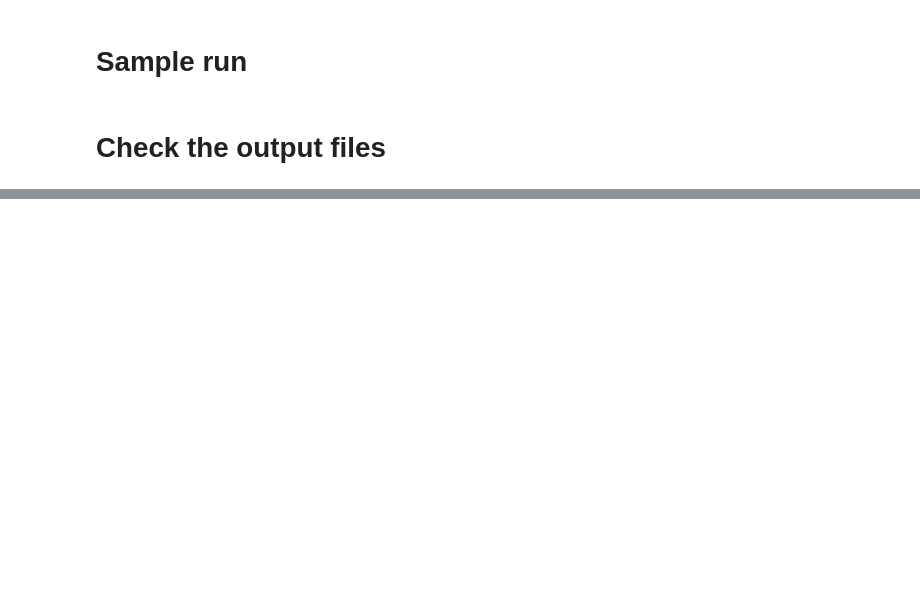
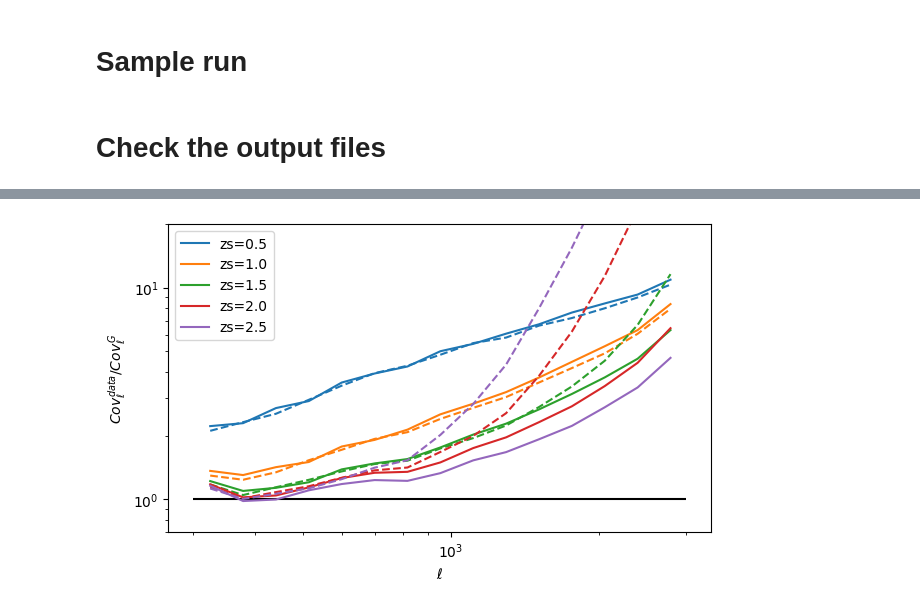
Before and after one commit to atokiwaipmu/LensingSSC, a Jupyter notebook: notebook/analysis.ipynb, the cells around one changed output, grey strips where cells are left out. Drawn from its saved outputs; the diff is of its cells as text; code cells hidden in the pictures; blank space fills up the shorter version.

```diff
--- a/notebook/analysis.ipynb
+++ b/notebook/analysis.ipynb
@@ -132,0 +121,3 @@ plt.imshow(data[0.5]["corr"], origin="lower", vmin=-1, vmax=1)
+# %%
+halofit_dir = Path("/lustre/work/akira.tokiwa/Projects/LensingSSC/data/halofit")
+halofit_paths = sorted(list(halofit_dir.glob("*.npz")))
@@ -132,0 +142,33 @@ plt.imshow(data[0.5]["corr"], origin="lower", vmin=-1, vmax=1)
+# %%
+# Fullsky area in square degrees
+fs_area = 4 * np.pi * (180 / np.pi) ** 2
+f_sky = 100 / fs_area
+# %%
+lmin, lmax, nbin = 300, 3000, 15
+l_edges = np.logspace(np.log10(lmin), np.log10(lmax), nbin + 1)
+ell = (l_edges[1:] + l_edges[:-1]) / 2
+nmodes = np.diff(np.log(l_edges))
+zs_list = [0.5, 1.0, 1.5, 2.0, 2.5]
+colors = {zs: color for zs, color in zip(zs_list, ["tab:blue", "tab:orange", "tab:green", "tab:red", "tab:purple"])}
+
+fig = plt.figure(figsize=(7, 4))
+plt.hlines(1, lmin, lmax, color="black")
+for halofit_path in halofit_paths[:-1]:
+    data_hf = np.load(halofit_path)
+    zs = InfoExtractor.extract_redshift_from_path(str(halofit_path))
+    ell_cont = data_hf["ell"]
+    clkk = data_hf["clkk"]* ell_cont * (ell_cont + 1) / (2 * np.pi)
+    clkk = discretize_cl(clkk)
+    plt.plot(ell,data_tiled[zs]["diags"][45:60] /(clkk**2 / (f_sky * nmodes * ell**2)) , linestyle="--", color=colors[zs])
+    plt.plot(ell,data_bigbox[zs]["diags"][45:60] /(clkk**2 / (f_sky * nmodes * ell**2)) , label=f"zs={zs}", color=colors[zs])
+
+
+plt.ylim(0.7, 20)
+plt.xlabel(r"$\ell$")
+plt.ylabel(r"$Cov_{\ell}^{data} / Cov_{\ell}^{G}$")
+plt.legend()
+plt.xscale("log")
+plt.yscale("log")
+plt.show()
+# %% [output]
+[figure, added]
```
Also changed, not shown: parts of 10 cells of this notebook, 1 other file.
